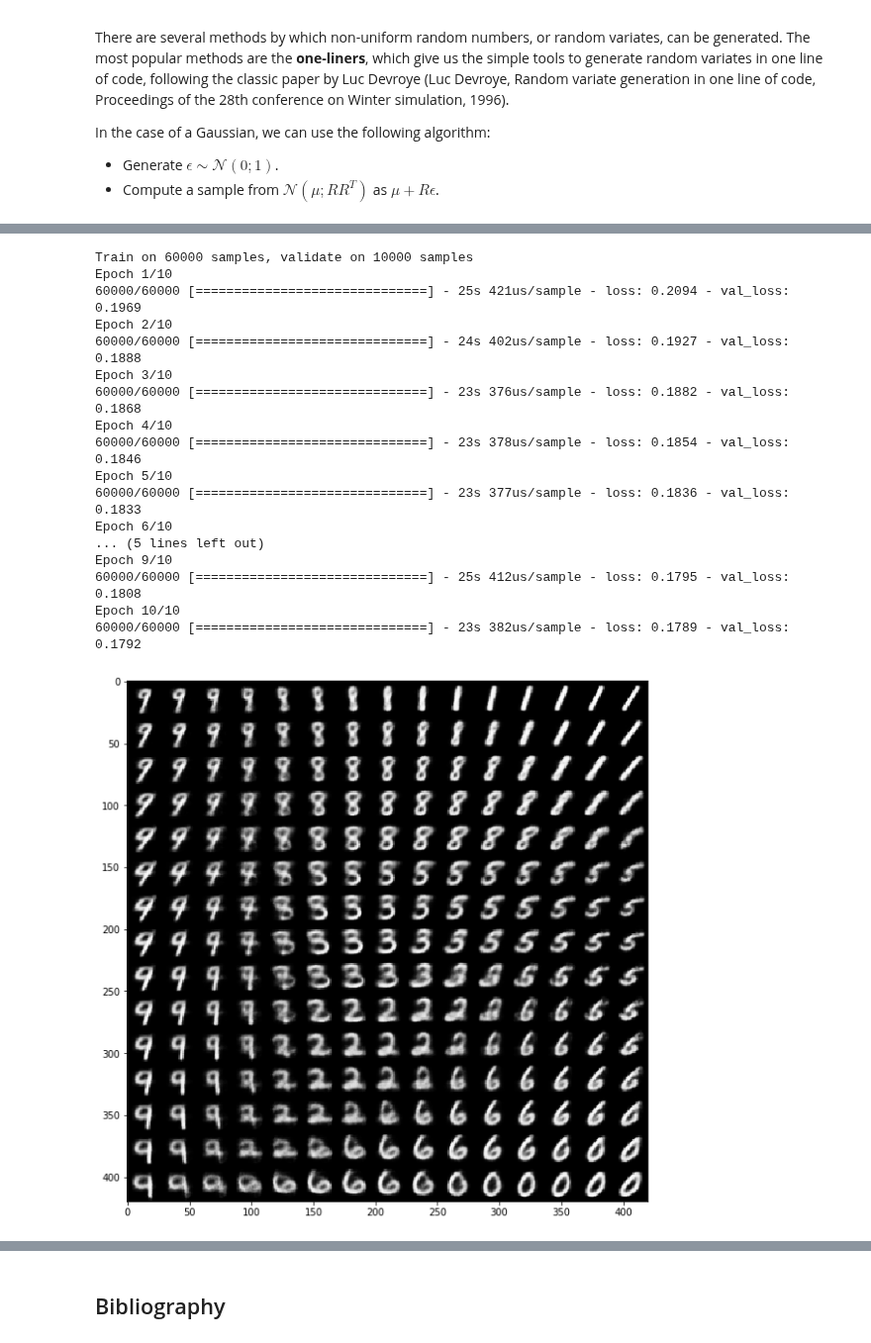
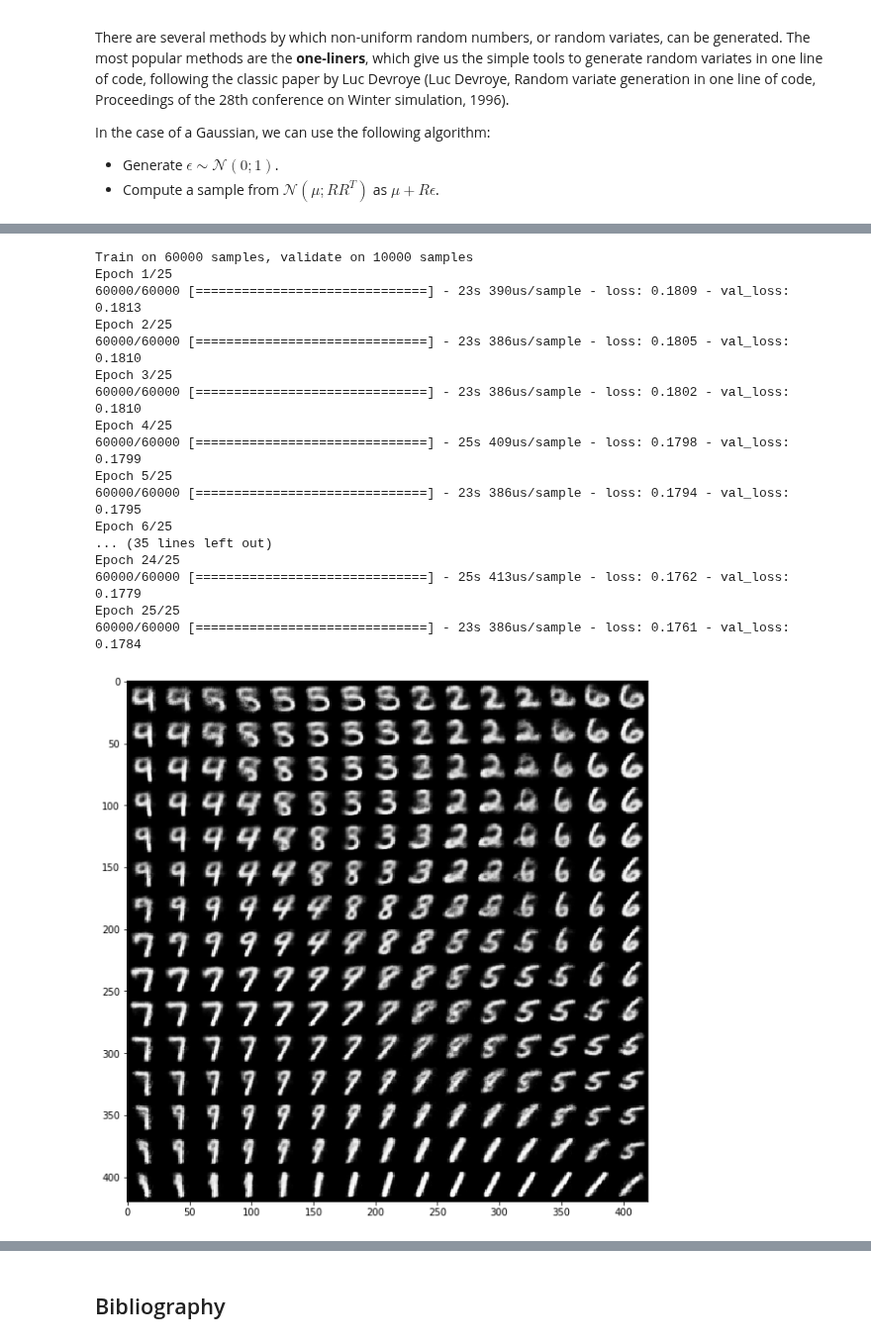
Before and after one commit to DataScienceUB/DeepLearningMaster20192020, a Jupyter notebook: 11_Non supervised learning I .ipynb, the cells around one changed output, grey strips where cells are left out. Shown at 99% size. Cells and saved outputs as stored; diff of their text form; code cells hidden in the pictures.

```diff
--- a/11_Non supervised learning I .ipynb
+++ b/11_Non supervised learning I .ipynb
@@ -577,10 +579,12 @@ x = layers.Reshape(shape_before_flattening[1:])(x)
 # stack of convolution layers: a `Conv2DTranspose` layers
 # with corresponding parameters.
 x = layers.Conv2DTranspose(32, 3,
-                           padding='same', activation='relu',
+                           padding='same',
+                           activation='relu',
                            strides=(2, 2))(x)
 x = layers.Conv2D(1, 3,
-                  padding='same', activation='sigmoid')(x)
+                  padding='same',
+                  activation='sigmoid')(x)
 # We end up with a feature map of the same size as the original input.
 
 # This is our decoder model.
@@ -657,55 +661,55 @@ x_test = x_test.reshape(x_test.shape + (1,))
 
 vae.fit(x=x_train, y=None,
         shuffle=True,
-        epochs=10,
+        epochs=25,
         batch_size=batch_size,
         validation_data=(x_test, None))
 
 import matplotlib.pyplot as plt
 from scipy.stats import norm
 
 # Display a 2D manifold of the digits
 n = 15  # figure with 15x15 digits
 digit_size = 28
 figure = np.zeros((digit_size * n, digit_size * n))
 # Linearly spaced coordinates on the unit square were transformed
 # through the inverse CDF (ppf) of the Gaussian
 # to produce values of the latent variables z,
 # since the prior of the latent space is Gaussian
 grid_x = norm.ppf(np.linspace(0.05, 0.95, n))
 grid_y = norm.ppf(np.linspace(0.05, 0.95, n))
 
 for i, yi in enumerate(grid_x):
     for j, xi in enumerate(grid_y):
         z_sample = np.array([[xi, yi]])
         z_sample = np.tile(z_sample, batch_size).reshape(batch_size, 2)
         x_decoded = decoder.predict(z_sample, batch_size=batch_size)
         digit = x_decoded[0].reshape(digit_size, digit_size)
         figure[i * digit_size: (i + 1) * digit_size,
                j * digit_size: (j + 1) * digit_size] = digit
 
 plt.figure(figsize=(10, 10))
 plt.imshow(figure, cmap='Greys_r')
 plt.show()
 # %% [output]
 Train on 60000 samples, validate on 10000 samples
-Epoch 1/10
-60000/60000 [==============================] - 25s 421us/sample - loss: 0.2094 - val_loss: 0.1969
-Epoch 2/10
-60000/60000 [==============================] - 24s 402us/sample - loss: 0.1927 - val_loss: 0.1888
-Epoch 3/10
-60000/60000 [==============================] - 23s 376us/sample - loss: 0.1882 - val_loss: 0.1868
-Epoch 4/10
-60000/60000 [==============================] - 23s 378us/sample - loss: 0.1854 - val_loss: 0.1846
-Epoch 5/10
-60000/60000 [==============================] - 23s 377us/sample - loss: 0.1836 - val_loss: 0.1833
-Epoch 6/10
-... (5 lines left out)
-Epoch 9/10
-60000/60000 [==============================] - 25s 412us/sample - loss: 0.1795 - val_loss: 0.1808
-Epoch 10/10
-60000/60000 [==============================] - 23s 382us/sample - loss: 0.1789 - val_loss: 0.1792
+Epoch 1/25
+60000/60000 [==============================] - 23s 390us/sample - loss: 0.1809 - val_loss: 0.1813
+Epoch 2/25
+60000/60000 [==============================] - 23s 386us/sample - loss: 0.1805 - val_loss: 0.1810
+Epoch 3/25
+60000/60000 [==============================] - 23s 386us/sample - loss: 0.1802 - val_loss: 0.1810
+Epoch 4/25
+60000/60000 [==============================] - 25s 409us/sample - loss: 0.1798 - val_loss: 0.1799
+Epoch 5/25
+60000/60000 [==============================] - 23s 386us/sample - loss: 0.1794 - val_loss: 0.1795
+Epoch 6/25
+... (35 lines left out)
+Epoch 24/25
+60000/60000 [==============================] - 25s 413us/sample - loss: 0.1762 - val_loss: 0.1779
+Epoch 25/25
+60000/60000 [==============================] - 23s 386us/sample - loss: 0.1761 - val_loss: 0.1784
-[figure, old version]
+[figure, new version]
 # %% [markdown]
 ### Conditional VAE
 
```
Also changed, not shown: parts of 4 cells of this notebook.
